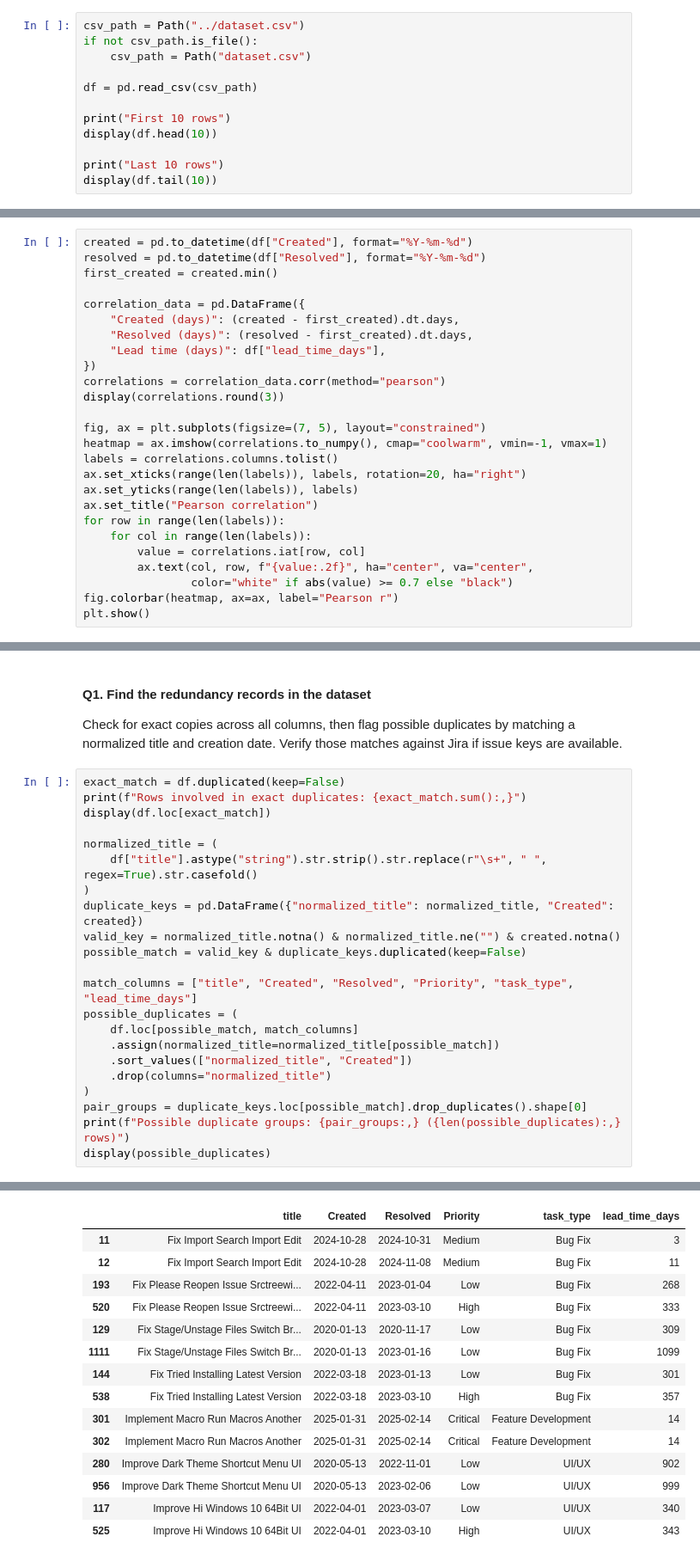
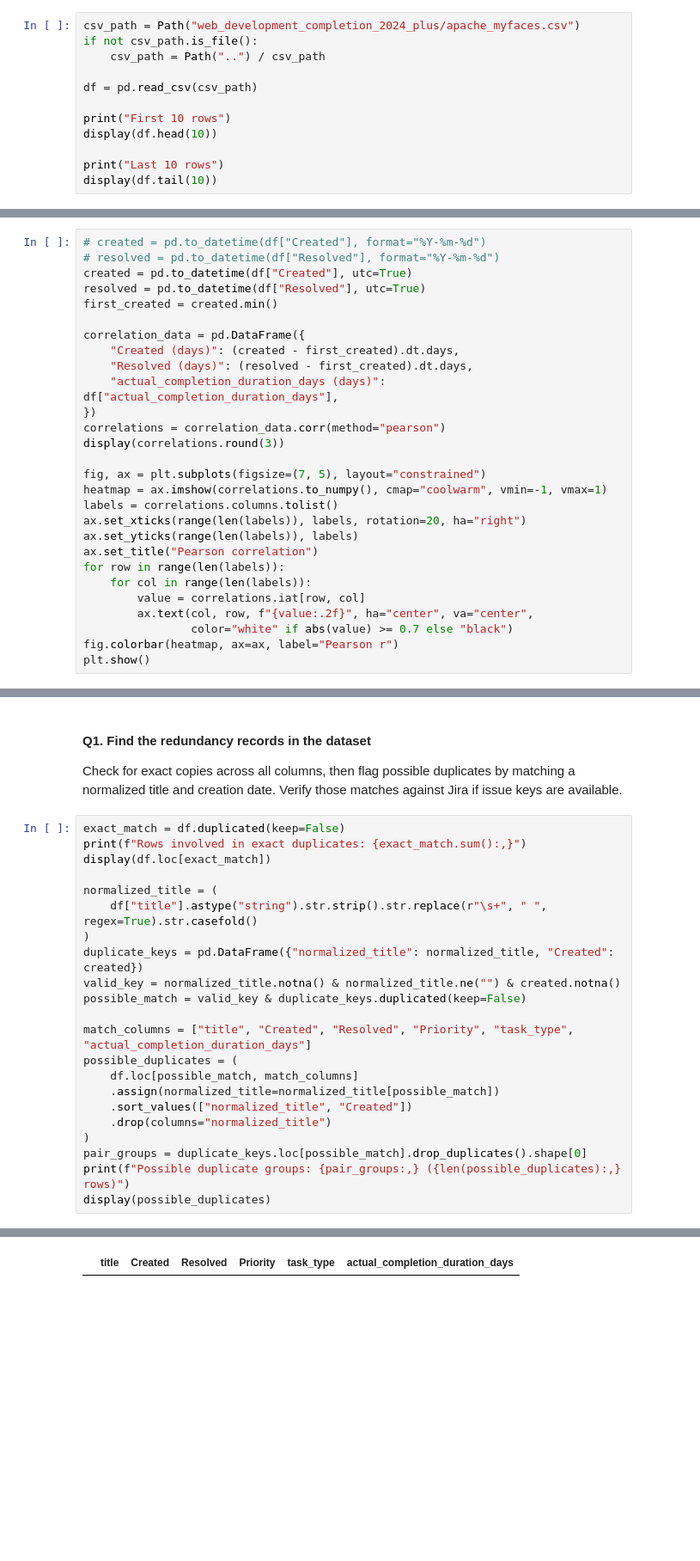
Before and after one commit to ChanpanhaCheng/Intelligent-Task-Duration-Estimation, a Jupyter notebook: machine-learning/data-preprocessing.ipynb, the cells around one changed output, grey strips where cells are left out. Shown at 86% size. Drawn from its saved outputs; the diff is of its cells as text; blank space fills up the shorter version.

```diff
--- a/machine-learning/data-preprocessing.ipynb
+++ b/machine-learning/data-preprocessing.ipynb
@@ -13,9 +13,9 @@ libraries are in
 # %% [markdown]
 #### Q1. Load the data from CSV file. Display the first 10 rows and the last 10 rows of the dataset.
 # %%
-csv_path = Path("../dataset.csv")
+csv_path = Path("web_development_completion_2024_plus/apache_myfaces.csv")
 if not csv_path.is_file():
-    csv_path = Path("dataset.csv")
+    csv_path = Path("..") / csv_path
 
 df = pd.read_csv(csv_path)
 
@@ -135,14 +138,16 @@ plt.show()
 
 `lead_time_days` is the dataset’s only numerical measurement. For this exploratory comparison, represent `Created` and `Resolved` as calendar days since the earliest creation date. Lead time is calculated from those dates, so the correlations partly reflect that arithmetic relationship. These results describe this dataset. A model making estimates at issue creation would not have the resolution date.
 # %%
-created = pd.to_datetime(df["Created"], format="%Y-%m-%d")
-resolved = pd.to_datetime(df["Resolved"], format="%Y-%m-%d")
+# created = pd.to_datetime(df["Created"], format="%Y-%m-%d")
+# resolved = pd.to_datetime(df["Resolved"], format="%Y-%m-%d")
+created = pd.to_datetime(df["Created"], utc=True)
+resolved = pd.to_datetime(df["Resolved"], utc=True)
 first_created = created.min()
 
 correlation_data = pd.DataFrame({
     "Created (days)": (created - first_created).dt.days,
     "Resolved (days)": (resolved - first_created).dt.days,
-    "Lead time (days)": df["lead_time_days"],
+    "actual_completion_duration_days (days)": df["actual_completion_duration_days"],
 })
 correlations = correlation_data.corr(method="pearson")
 display(correlations.round(3))
@@ -184,7 +189,7 @@ duplicate_keys = pd.DataFrame({"normalized_title": normalized_title, "Created":
 valid_key = normalized_title.notna() & normalized_title.ne("") & created.notna()
 possible_match = valid_key & duplicate_keys.duplicated(keep=False)
 
-match_columns = ["title", "Created", "Resolved", "Priority", "task_type", "lead_time_days"]
+match_columns = ["title", "Created", "Resolved", "Priority", "task_type", "actual_completion_duration_days"]
 possible_duplicates = (
     df.loc[possible_match, match_columns]
     .assign(normalized_title=normalized_title[possible_match])
@@ -201,15 +206 @@ Possible duplicate groups: 7 (14 rows)
-|  | title | Created | Resolved | Priority | task_type | lead_time_days |
-| 11 | Fix Import Search Import Edit | 2024-10-28 | 2024-10-31 | Medium | Bug Fix | 3 |
-| 12 | Fix Import Search Import Edit | 2024-10-28 | 2024-11-08 | Medium | Bug Fix | 11 |
-| 193 | Fix Please Reopen Issue Srctreewi... | 2022-04-11 | 2023-01-04 | Low | Bug Fix | 268 |
-| 520 | Fix Please Reopen Issue Srctreewi... | 2022-04-11 | 2023-03-10 | High | Bug Fix | 333 |
-| 129 | Fix Stage/Unstage Files Switch Br... | 2020-01-13 | 2020-11-17 | Low | Bug Fix | 309 |
-| 1111 | Fix Stage/Unstage Files Switch Br... | 2020-01-13 | 2023-01-16 | Low | Bug Fix | 1099 |
-| 144 | Fix Tried Installing Latest Version | 2022-03-18 | 2023-01-13 | Low | Bug Fix | 301 |
-| 538 | Fix Tried Installing Latest Version | 2022-03-18 | 2023-03-10 | High | Bug Fix | 357 |
-| 301 | Implement Macro Run Macros Another | 2025-01-31 | 2025-02-14 | Critical | Feature Development | 14 |
-| 302 | Implement Macro Run Macros Another | 2025-01-31 | 2025-02-14 | Critical | Feature Development | 14 |
-| 280 | Improve Dark Theme Shortcut Menu UI | 2020-05-13 | 2022-11-01 | Low | UI/UX | 902 |
-| 956 | Improve Dark Theme Shortcut Menu UI | 2020-05-13 | 2023-02-06 | Low | UI/UX | 999 |
-| 117 | Improve Hi Windows 10 64Bit UI | 2022-04-01 | 2023-03-07 | Low | UI/UX | 340 |
-| 525 | Improve Hi Windows 10 64Bit UI | 2022-04-01 | 2023-03-10 | High | UI/UX | 343 |
+|  | title | Created | Resolved | Priority | task_type | actual_completion_duration_days |
```
Also changed, not shown: parts of 5 cells of this notebook, 7 other files.
